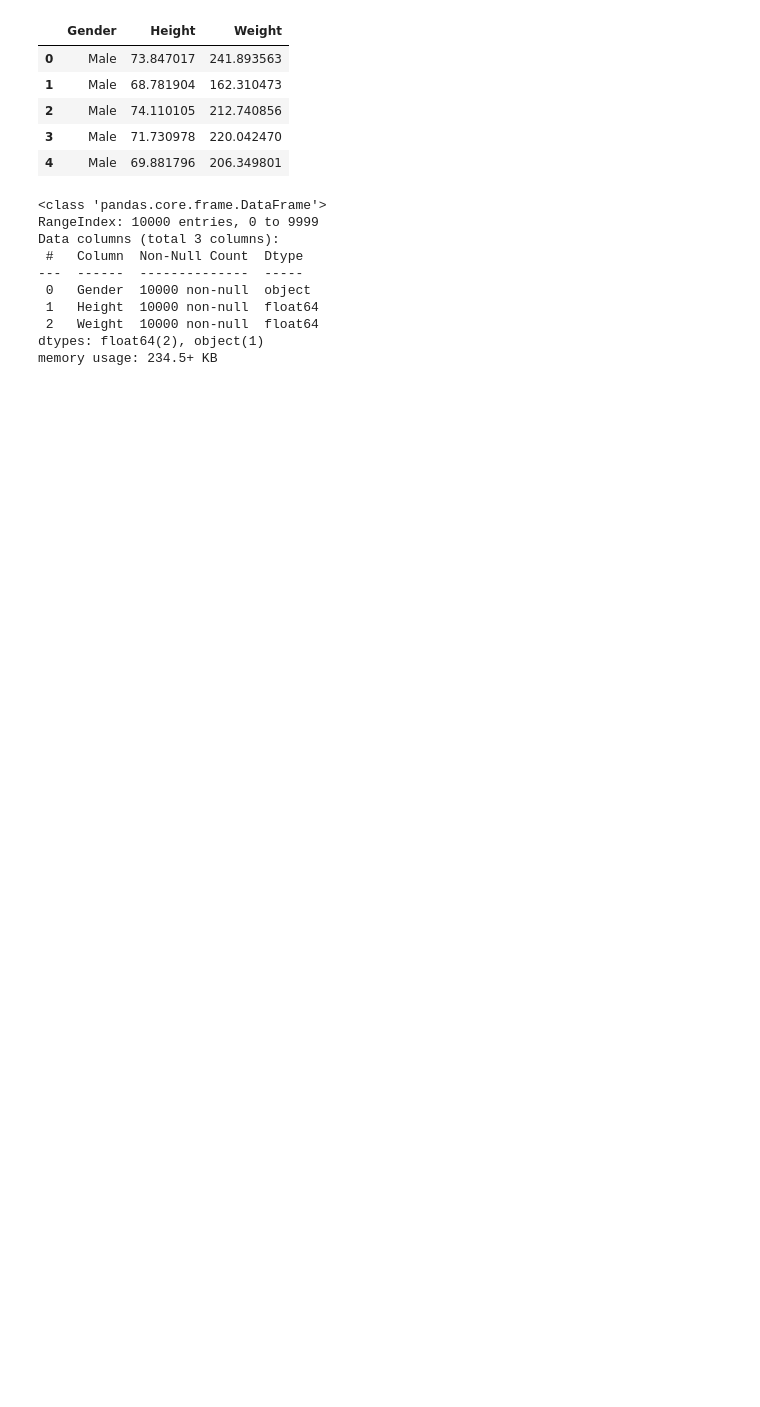
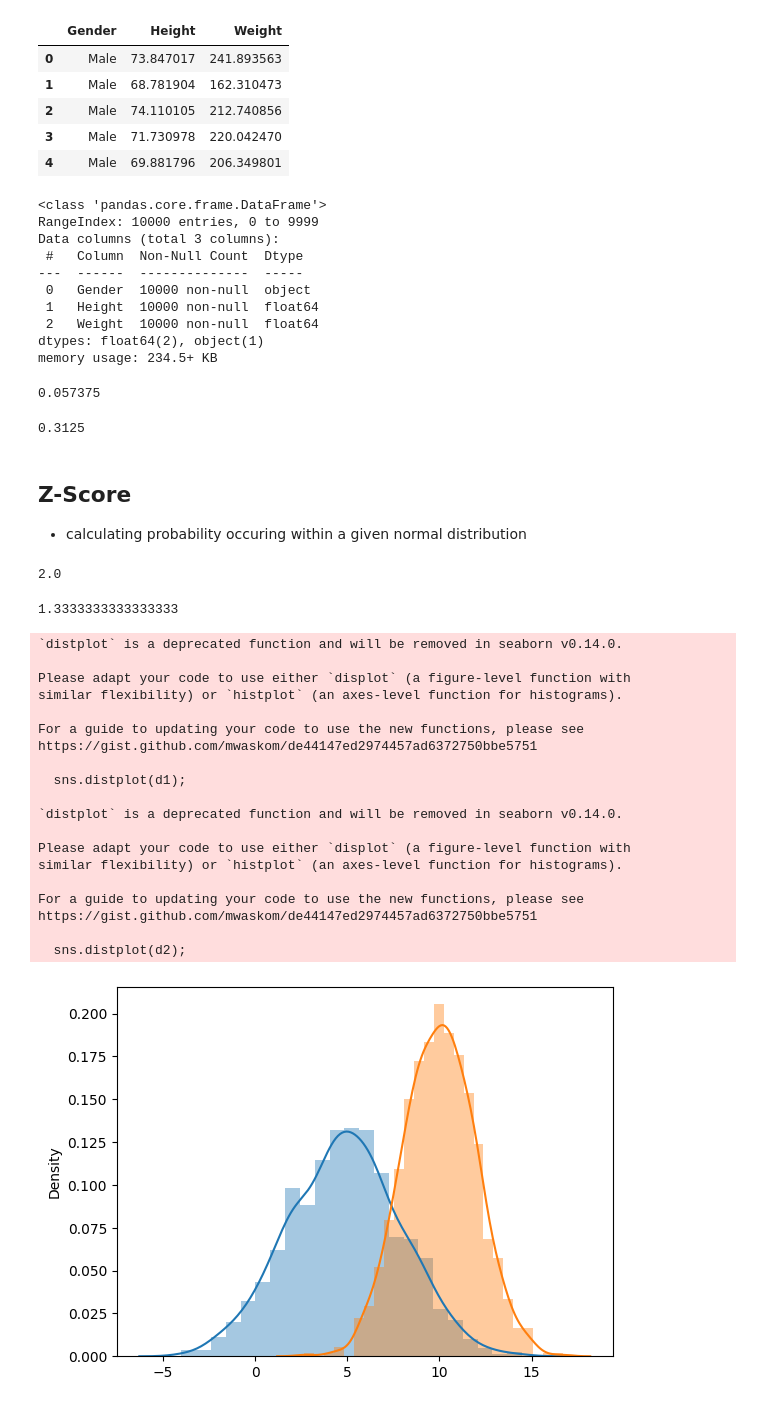
Before and after one commit to Brenda-Mutai/Python-, a Jupyter notebook: probability.ipynb, the cells around one changed output. Saved outputs shown, nothing was run; the diff lists cells and outputs as text; code cells hidden in the pictures; blank space fills up the shorter version.

```diff
--- a/probability.ipynb
+++ b/probability.ipynb
@@ -26,0 +29,78 @@ memory usage: 234.5+ KB
+# %%
+n=int(input(
+   " Enter your experiments here:"
+))
+k=int(input(
+    "Enter your desired value here:"
+))
+p=float(input(
+    "Enter your probability here:"
+))
+math.comb(n,k)*(p**k)*(1-p)**(n-k)
+# %% [output]
+0.057375
+# %%
+n=int(input(
+    'Enter your experiments here:'
+))
+k=int(input(
+    'Enter your desired value here:'
+))
+p=float(input(
+    'Enter your probability here:'
+))
+#formular
+math.comb(n,k)*((p**k)*((1-p))**(n-k))
+# %% [output]
+0.3125
+# %% [markdown]
+## **Z-Score**
+* calculating probability occuring within a given normal distribution
+# %%
+#calculating z-score
+x=70
+mu=50
+sd=10
+
+z=(x-mu)/sd
+z
+# %% [output]
+2.0
+# %%
+mean_IQ=100
+s_d=15
+x_IQ=120
+z_IQ=(x_IQ-mean_IQ)/s_d
+z_IQ
+# %% [output]
+1.3333333333333333
+# %%
+import numpy as np
+import seaborn as sns
+mean1, sd1 = 5, 3 # dist 1
+mean2, sd2 = 10, 2 # dist 2
+d1 = np.random.normal(mean1, sd1, 1000)
+d2 = np.random.normal(mean2, sd2, 1000)
+sns.distplot(d1);
+sns.distplot(d2);
+# %% [output]
+`distplot` is a deprecated function and will be removed in seaborn v0.14.0.
+
+Please adapt your code to use either `displot` (a figure-level function with
+similar flexibility) or `histplot` (an axes-level function for histograms).
+
+For a guide to updating your code to use the new functions, please see
+https://gist.github.com/mwaskom/de44147ed2974457ad6372750bbe5751
+
+  sns.distplot(d1);
+
+`distplot` is a deprecated function and will be removed in seaborn v0.14.0.
+
+Please adapt your code to use either `displot` (a figure-level function with
+similar flexibility) or `histplot` (an axes-level function for histograms).
+
+For a guide to updating your code to use the new functions, please see
+https://gist.github.com/mwaskom/de44147ed2974457ad6372750bbe5751
+
+  sns.distplot(d2);
+[figure, added]
```
Also changed, not shown: parts of 3 cells of this notebook, 1 other file.
